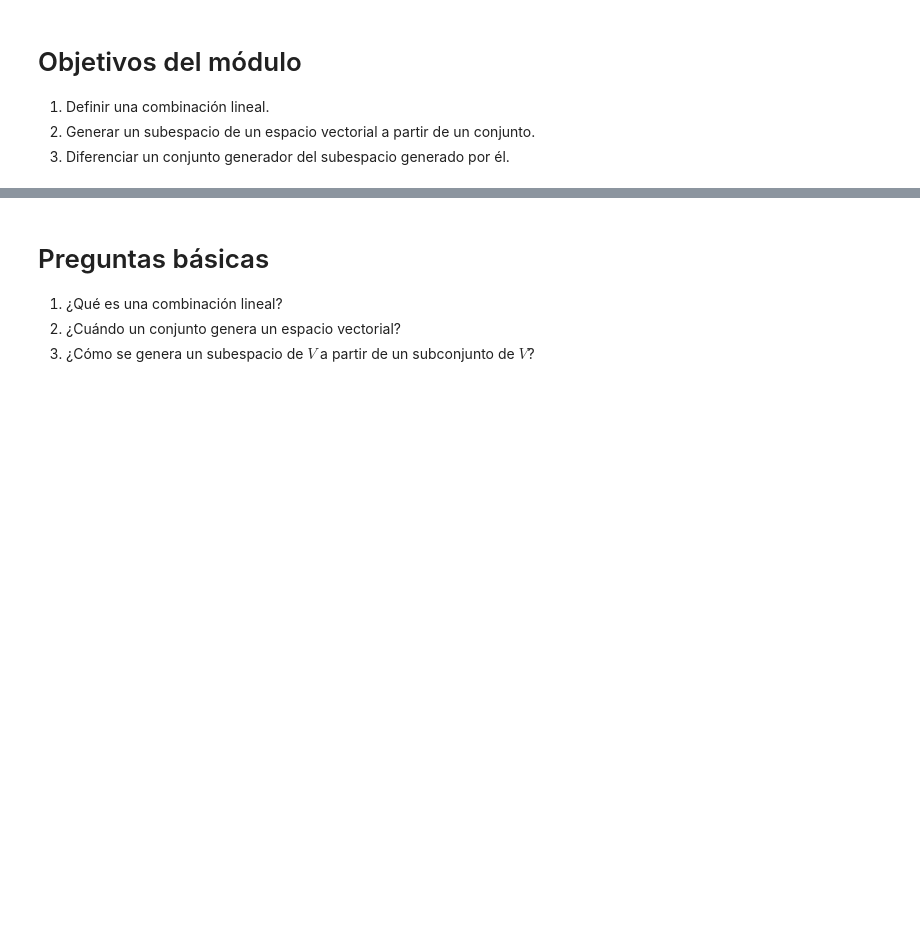
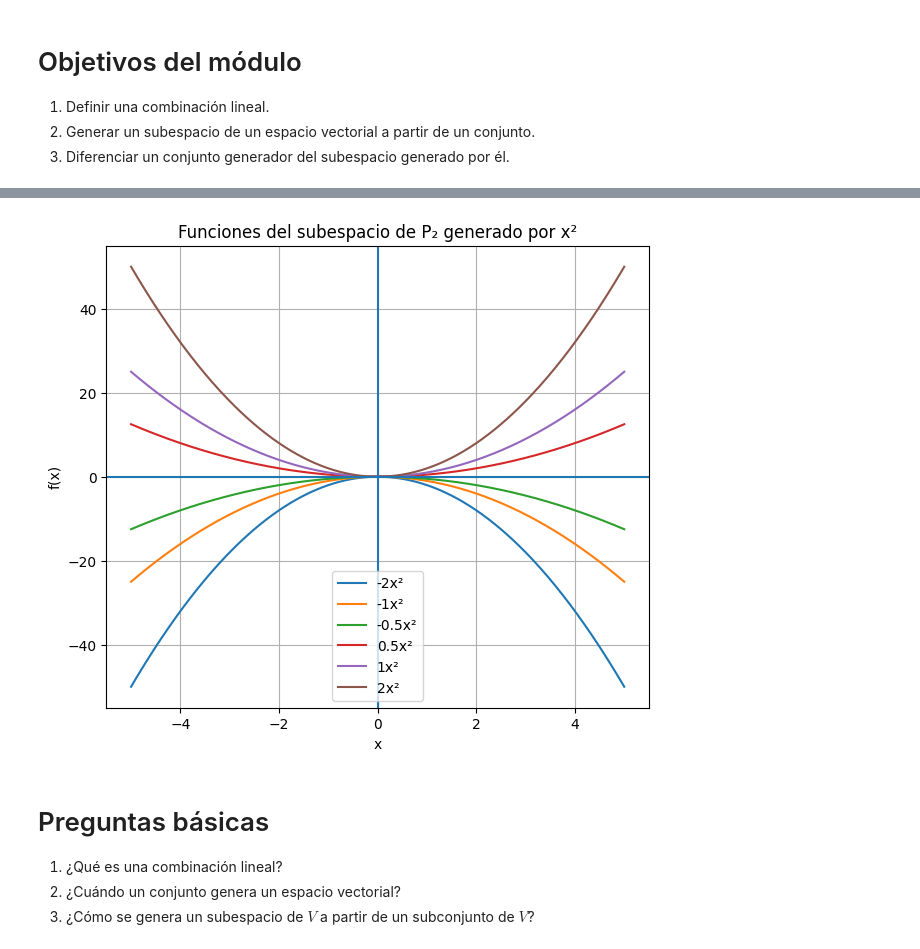
Before and after one commit to marco-canas/linear_algebra, a Jupyter notebook: 3_clases_segun_clara_mejia_laverde/1_cap/3_modulo/3_modulo.ipynb, the cells around one changed output, grey strips where cells are left out. Cells and saved outputs as stored; diff of their text form; code cells hidden in the pictures; blank space fills up the shorter version.

```diff
--- a/3_clases_segun_clara_mejia_laverde/1_cap/3_modulo/3_modulo.ipynb
+++ b/3_clases_segun_clara_mejia_laverde/1_cap/3_modulo/3_modulo.ipynb
@@ -127,3 +168,36 @@ El enfoque STEAMS en educación preescolar, primaria y secundaria es una extensi
+# %%
+# Subespacio genera por una parábola.
+import numpy as np
+import matplotlib.pyplot as plt
+
+# Dominio de la variable x
+x = np.linspace(-5, 5, 400)
+
+# Diferentes escalares para generar funciones del subespacio
+escalares = [-2, -1, -0.5, 0.5, 1, 2]
+
+# Crear figura
+plt.figure(figsize=(7,6))
+
+# Graficar funciones del tipo a*x^2
+for a in escalares:
+    y = a * x**2
+    plt.plot(x, y, label=f'{a}x²')
+
+# Ejes coordenados
+plt.axhline(0)
+plt.axvline(0)
+
+# Configuración visual
+plt.grid(True)
+plt.legend()
+plt.title('Funciones del subespacio de P₂ generado por x²')
+plt.xlabel('x')
+plt.ylabel('f(x)')
+plt.savefig(r"C:\Users\marco\Downloads\funciones_del_subespacio_generado_por_una_parabola.png")
+plt.show()
+# %% [output]
+[figure, added]
 # %% [markdown]
 # Preguntas básicas
 1. ¿Qué es una combinación lineal?
```
Also changed, not shown: parts of 2 cells of this notebook, 2 other files.
